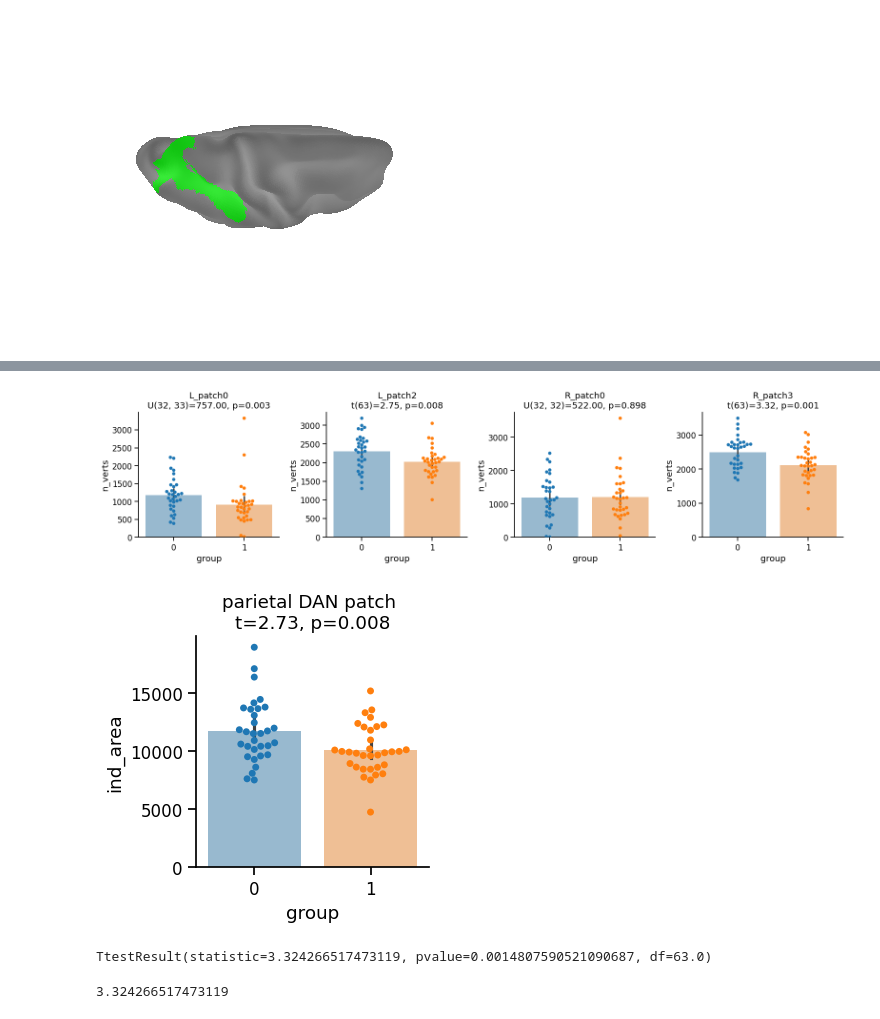
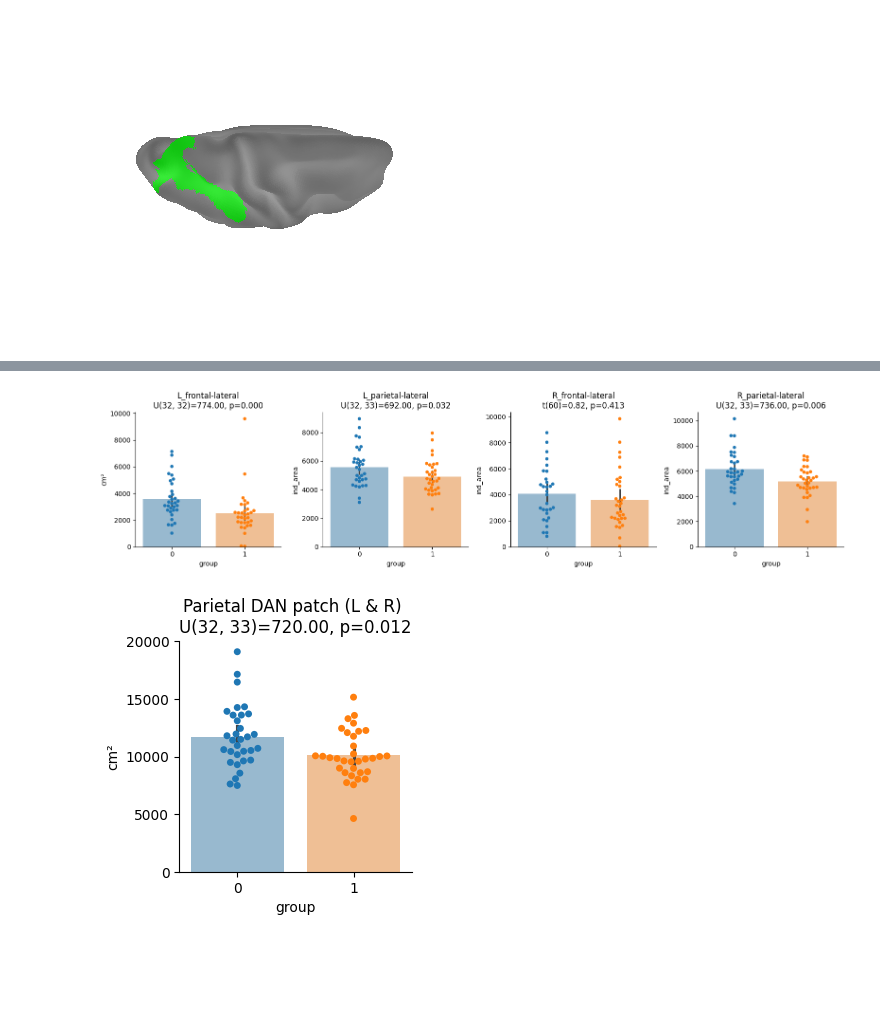
Before and after one commit to mrenke/parietal_patterns, a Jupyter notebook: nets_PFM/npc_net_ana.ipynb, the cells around one changed output, grey strips where cells are left out. Cells and saved outputs as stored; diff of their text form; code cells hidden in the pictures; blank space fills up the shorter version.

Commit message:
PFM - DAN patches

```diff
--- a/nets_PFM/npc_net_ana.ipynb
+++ b/nets_PFM/npc_net_ana.ipynb
@@ -494,8 +507,0 @@ surf_map_cortex[valid_mask] = labels
-# %%
-target_label = 5
-# %%
-patches = []
-for hemi, adj, coords, cort_mask, cort_labels in [
-    ('L', adj_L, coords_L, cortex_mask_L, surf_map_cortex[:n_L]),
-    ('R', adj_R, coords_R, cortex_mask_R, surf_map_cortex[n_L:]),
-    ]:
@@ -506,19 +507,0 @@ net_verts
-# %%
-n_L = cortex_mask_L.sum()
-
-hemi = 'L'
-coords = coords_L
-cort_mask = cortex_mask_L
-cort_labels = surf_map_cortex[:n_L]
-adj = adj_L
-
-# Expand back to full 32492-vertex space
-hemi_map = np.zeros(coords.shape[0], dtype=int)
-hemi_map[cort_mask] = cort_labels
-
-ind_area_file = op.join(PFM_ROOT, sub_str, 'anat',
-                f'{sub_str}_ses-1_hemi-{hemi}_vertex_areas_fsLR32k.shape.gii')
-area_hemi = nib.load(ind_area_file).darrays[0].data
-
-net_verts = np.where(hemi_map == target_label)[0] # indices of vertices belonging to DAN
-net_verts_areas = areas[net_verts]
@@ -637,7 +625,7 @@ from parietal_patterns.utils.statistics import between_group_comparison
 top_patches = pd.DataFrame(atlas_ref_patches).drop(columns='centroid').sort_values('n_verts', ascending=False).reset_index()['ref_patch'].values[:4]
 df_top_patches = df_patches[df_patches['ref_patch'].isin(top_patches)]
 
-y_var = 'n_verts' # 'ind_area'#
+y_var = 'ind_area'# 'n_verts' #
 
 fig, axes = plt.subplots(1, df_top_patches['patch'].nunique(), figsize=(4 * df_top_patches['patch'].nunique(), 4))
 for ax, patch in zip(axes, sorted(df_top_patches['patch'].unique())):
@@ -650,26 +638,29 @@ for ax, patch in zip(axes, sorted(df_top_patches['patch'].unique())):
     stats, test = t, p = between_group_comparison(sub, y_var, group_names = [0,1])
     ax.set_title(f'{patch}\n{test}={stats.statistic:.2f}, p={stats.pvalue:.3f}')
     sns.despine()
+
+axes[0].set_ylabel('cm²' if (y_var == 'ind_area') else 'vertex count')
+
 plt.tight_layout(); plt.show()
 # %% [output]
-[figure, old version]
+[figure, new version]
 # %%
 y_var = 'ind_area'# 'n_verts' #
 
-parietal_patch_L = df_top_patches[df_top_patches['patch'] == 'L_patch2'].groupby(['sub_id', 'group'])[y_var].sum()
-parietal_patch_R = df_top_patches[df_top_patches['patch'] == 'R_patch3'].groupby(['sub_id', 'group'])[y_var].sum()
+parietal_patch_L = df_top_patches[df_top_patches['patch'] == 'L_parietal-lateral'].groupby(['sub_id', 'group'])[y_var].sum()
+parietal_patch_R = df_top_patches[df_top_patches['patch'] == 'R_parietal-lateral'].groupby(['sub_id', 'group'])[y_var].sum()
 
 # parietal_patch_both
 sub = pd.DataFrame(parietal_patch_L + parietal_patch_R).reset_index()
 
 fig, ax = plt.subplots(1,1,figsize=(3,3))
 sns.barplot(data=sub, x='group', hue='group', y=y_var, alpha=0.5, legend=False, ax=ax)
 sns.swarmplot(data=sub, x='group', hue='group', y=y_var, size=5, legend=False, ax=ax)
+ax.set_ylabel('cm²' if (y_var == 'ind_area') else 'vertex count')
 
-g0 = sub[sub['group'] == 0][y_var].values
-g1 = sub[sub['group'] == 1][y_var].values
-t, p = stats.ttest_ind(g0, g1)
-ax.set_title(f'parietal DAN patch \nt={t:.2f}, p={p:.3f}')
+stats, test = t, p = between_group_comparison(sub, y_var, group_names = [0,1])
+ax.set_title(f'Parietal DAN patch (L & R) \n{test}={stats.statistic:.2f}, p={stats.pvalue:.3f}')
+
 sns.despine()
 # %% [output]
-[figure, old version]
+[figure, new version]
@@ -680,8 +666,0 @@ stats, p = between_group_comparison(sub, y_var, group_names = [0,1])
-# %%
-t
-# %% [output]
-TtestResult(statistic=3.324266517473119, pvalue=0.0014807590521090687, df=63.0)
-# %%
-stats.statistic
-# %% [output]
-3.324266517473119
```
Also changed, not shown: parts of 16 cells of this notebook, 9 other files.
